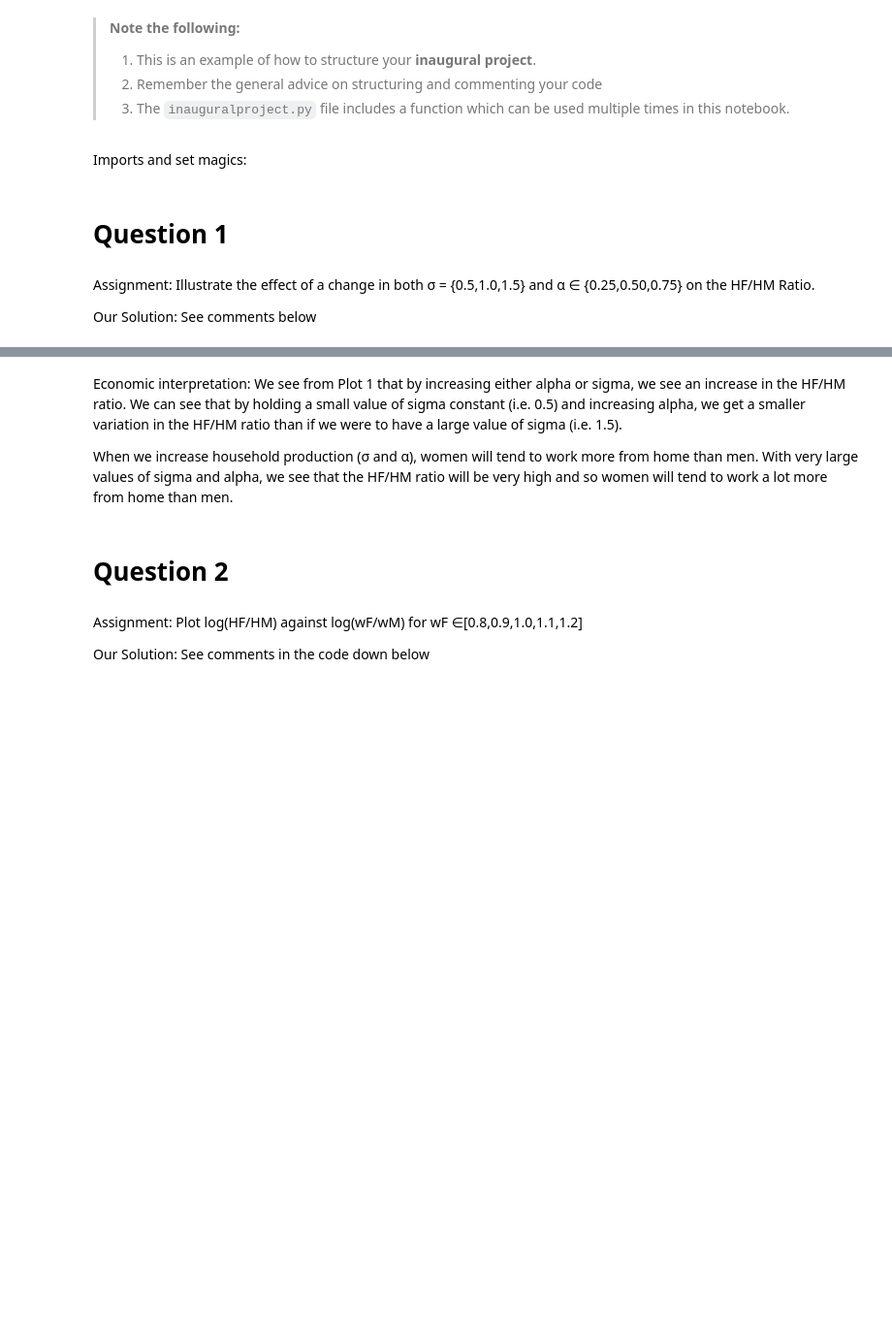
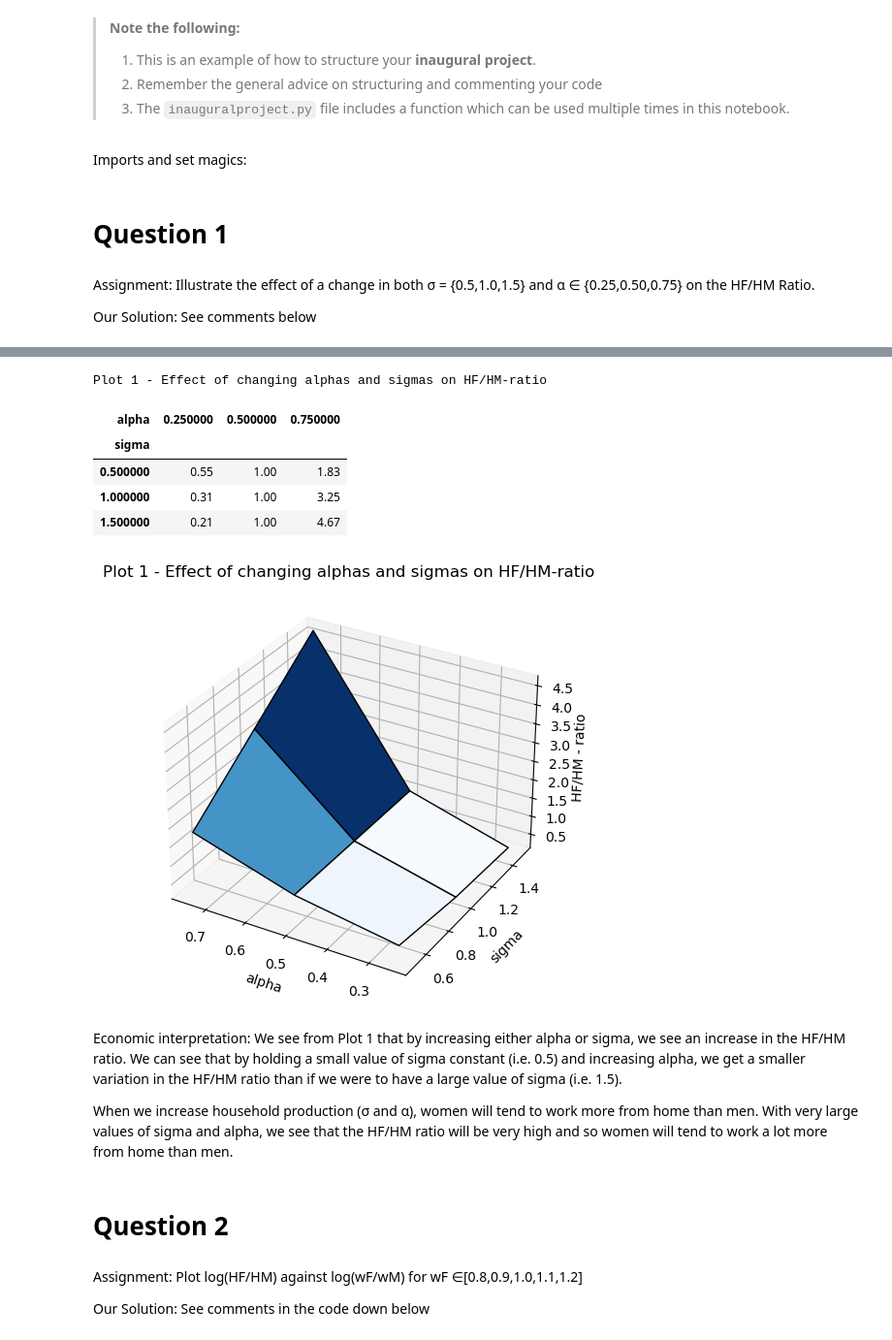
Before and after one commit to NumEconCopenhagen/projects-2023-shashi-buhle, a Jupyter notebook: inauguralproject/inauguralproject.ipynb, the cells around one changed output, grey strips where cells are left out. Shown at 97% size. Drawn from its saved outputs; the diff is of its cells as text; code cells hidden in the pictures; blank space fills up the shorter version.

Commit message:
beatiful table

```diff
--- a/inauguralproject/inauguralproject.ipynb
+++ b/inauguralproject/inauguralproject.ipynb
@@ -85,3 +28,81 @@ sigma
+# %%
+# create an instance of HouseholdSpecializationModelClass
+hsm = HouseholdSpecializationModelClass()
+
+# define the values for alpha and sigma as tuples
+alpha_values = (0.25, 0.5, 0.75)
+sigma_values = (0.5, 1.0, 1.5)
+
+# create an empty pandas DataFrame with columns as alpha and rows as sigma
+df = pd.DataFrame(columns = pd.Index(alpha_values, name="alpha"), index = pd.Index(sigma_values, name = "sigma"))
+
+# loop through each value of alpha and sigma to generate results for different parameter combinations
+for i in alpha_values:
+    for j in sigma_values:
+        # set the parameters of the household specialization model to the current alpha and sigma values
+        hsm.par.alpha = i
+        hsm.par.sigma = j
+        # solve the model and get the results
+        results = hsm.solve_discrete()
+        # calculate the ratio of female to male hours of work
+        ratio = results.HF / results.HM
+        # used to update the value in the DataFrame at the row index "j" and column index "i" with a string representation of the "ratio" value rounded to two decimals.
+        df.loc[j,i] = f"{ratio:.2f}"
+
+# apply a gradient background color to the DataFrame based on the cell values to make it look more pleasing to the eye
+styled_df = df.style.background_gradient(cmap='Blues')
+
+# create a MultiIndex header for the DataFrame with 'alpha' as the main category
+header = pd.MultiIndex.from_product([['alpha'], alpha_values])
+# assign the header to the columns of the DataFrame
+styled_df.columns = header
+# center-align the table headers
+styled_df.set_table_styles([{'selector': 'th', 'props': [('text-align', 'center')]}])
+
+# Add a title to the DataFrame
+styled_df = df.style.set_caption("Plot 1 - Effect of changing alphas and sigmas on HF/HM-ratio")
+
+# Render the styled DataFrame as HTML
+display(styled_df)
+
+#now we want to illustrate the Data with a meshgrid
+
+#create a meshgrid of the above values
+alpha, sigma = np.meshgrid(alpha_values, sigma_values)
+
+#generate a 3x3 matrix of zeros and use for loops to calculate the HF/HM ratio for each value of sigma & alpha
+#solve the model discretly thereby calculating the ratio for each instance [i,j]
+HF_HM_ratio = np.zeros((3, 3))
+
+for i in range (alpha.shape[0]):
+    for j in range (sigma.shape[1]):
+        hsm.par.alpha = alpha[i,j]
+        hsm.par.sigma = sigma[i,j]
+        opt = hsm.solve_discrete()
+        HF_HM_ratio[i,j] = (opt.HF/opt.HM)
+
+#3D plot to encompass all the effects of variable changes in one illustration
+%matplotlib inline
+fig = plt.figure()
+ax = fig.add_subplot(1,1,1,projection='3d')
+ax.plot_surface(alpha,sigma,HF_HM_ratio, cmap=cm.Blues, edgecolor='black');
+
+#making the plot pretty
+ax.set_xlabel('alpha')
+ax.set_ylabel('sigma')
+ax.set_zlabel('HF/HM - ratio')
+ax.set_title("Plot 1 - Effect of changing alphas and sigmas on HF/HM-ratio")
+ax.zaxis.labelpad=0.05
+ax.invert_xaxis()
+fig.tight_layout()
+# %% [output]
+Plot 1 - Effect of changing alphas and sigmas on HF/HM-ratio
+| alpha | 0.250000 | 0.500000 | 0.750000 |
+| sigma |  |  |  |
+| 0.500000 | 0.55 | 1.00 | 1.83 |
+| 1.000000 | 0.31 | 1.00 | 3.25 |
+| 1.500000 | 0.21 | 1.00 | 4.67 |
+[figure, added]
 # %% [markdown]
 Economic interpretation: We see from Plot 1 that by increasing either alpha or sigma, we see an increase in the HF/HM ratio. We can see that by holding a small value of sigma constant (i.e. 0.5) and increasing alpha, we get a smaller variation in the HF/HM ratio than if we were to have a large value of sigma (i.e. 1.5).
 
```
Also changed, not shown: parts of 1 cell of this notebook.
